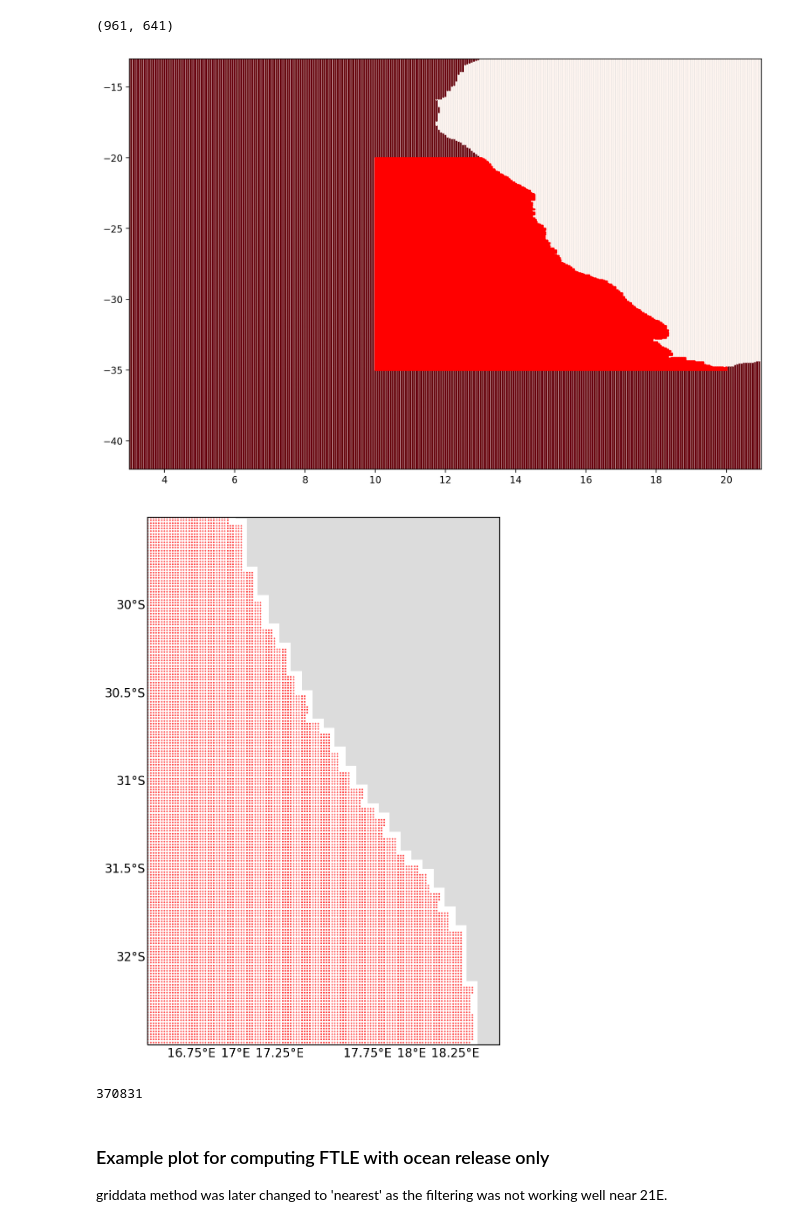
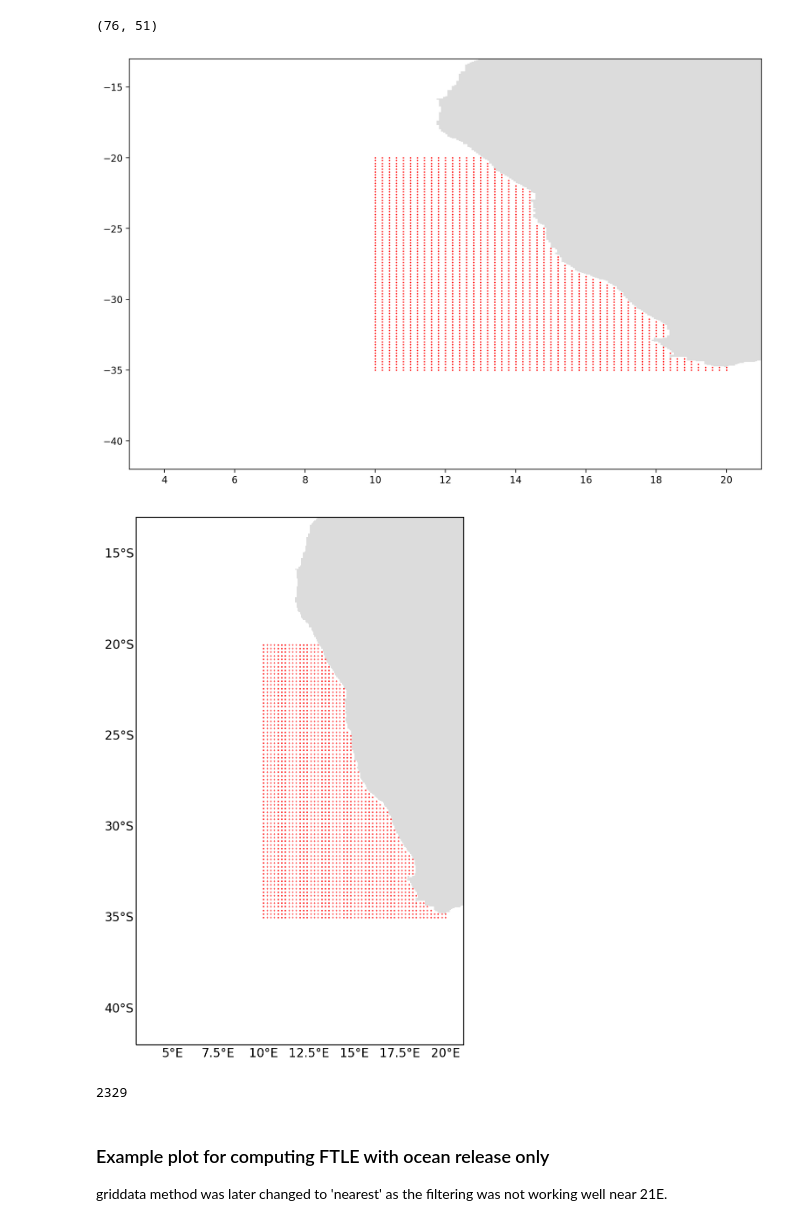
Before and after one commit to OceanParcels/atlanteco_plankton_plastic_nutrients_dispersion, a Jupyter notebook: src/processing/extract_Benguela_region.ipynb, the cells around one changed output. Drawn from its saved outputs; the diff is of its cells as text; code cells hidden in the pictures.

```diff
--- a/src/processing/extract_Benguela_region.ipynb
+++ b/src/processing/extract_Benguela_region.ipynb
@@ -33,7 +33,8 @@ bottom_lat = -35
 # top_lat = -30
 # bottom_lat = -32
 
-delta = 0.0625/4  # divided by 4 (1601, 1025)
+delta= 1/5
+# delta = 0.0625/4  # divided by 4 (1601, 1025)
 # n=1,161,543(linear, but particles near 21E), 1,153,714(nearest) and without (401, 257) n=72,842
 
 lons = np.arange(left_lon, right_lon + delta, delta)
@@ -41,7 +42,7 @@ lats = np.arange(bottom_lat, top_lat + delta, delta)
 regions_lons, regions_lats = np.meshgrid(lons, lats)
 print(regions_lons.shape)
 # %% [output]
-(961, 641)
+(76, 51)
 # %%
 points = list(zip(regions_lons.flatten(), regions_lats.flatten()))
 release_lons, release_lats = zip(*points)
@@ -77,40 +78,40 @@ ax.set_ylim(-42,-13)
 ax.scatter(ocean_lons, ocean_lats, s=0.3, c="red")
 plt.show()
 # %% [output]
-[figure, old version]
+[figure, new version]
 # %%
 custom_size=10
 fig = plt.figure(figsize=(12,8), dpi=200)
 ax = plt.axes(projection=ccrs.PlateCarree())
 gl = ax.gridlines(draw_labels=True)
 gl.xlines = False
 gl.ylines = False
 gl.top_labels = False
 gl.right_labels = False
 gl.xlabel_style = {'size': custom_size, 'color': 'k'}
 gl.ylabel_style = {'size': custom_size, 'color': 'k'}
 colormap = clr.ListedColormap(['gainsboro', 'white'])
 
 # Near Amazon river- 4-5 month simulations
 ax.pcolormesh(mask_lon[0, 1249:1750, 1499:], mask_lat[0, 1249:1750, 1499:], mask_land[0,0, 1250:1750, 1500:], cmap=colormap)
 # ax.pcolormesh(mask_lon[0, :, :], mask_lat[0, :, :], mask_land[0,0, 1:, 1:], cmap=colormap)
 
 # ax.scatter(mask_lon[0, 1249:1750, 1499:], mask_lat[0, 1249:1750, 1499:],marker='X',s=0.3, c='red')
 # ax.scatter(mask_lon[0, :, :], mask_lat[0, :, :], c=mask_land[0,0, :, :], cmap=plt.cm.Reds, s=0.5)
 # ax.scatter(mask_lon[0, :, :], mask_lat[0, :, :],marker='X',s=0.3, c='red')
 
 ocean_lons = regions_lons[bool_mask]
 ocean_lats = regions_lats[bool_mask]
-# ax.set_xlim(3,21)
-# ax.set_ylim(-42,-13)
-ax.set_xlim(16.5,18.5)
-ax.set_ylim(-32.5,-29.5)
+ax.set_xlim(3,21)
+ax.set_ylim(-42,-13)
+# ax.set_xlim(16.5,18.5)
+# ax.set_ylim(-32.5,-29.5)
 ax.scatter(ocean_lons, ocean_lats, s=0.1, c="red")
 plt.show()
 # %% [output]
-[figure, old version]
+[figure, new version]
 # %%
 len(ocean_lons)
 # %% [output]
-370831
+2329
 # %%
```
Also changed, not shown: parts of 2 cells of this notebook, 5 other files.
